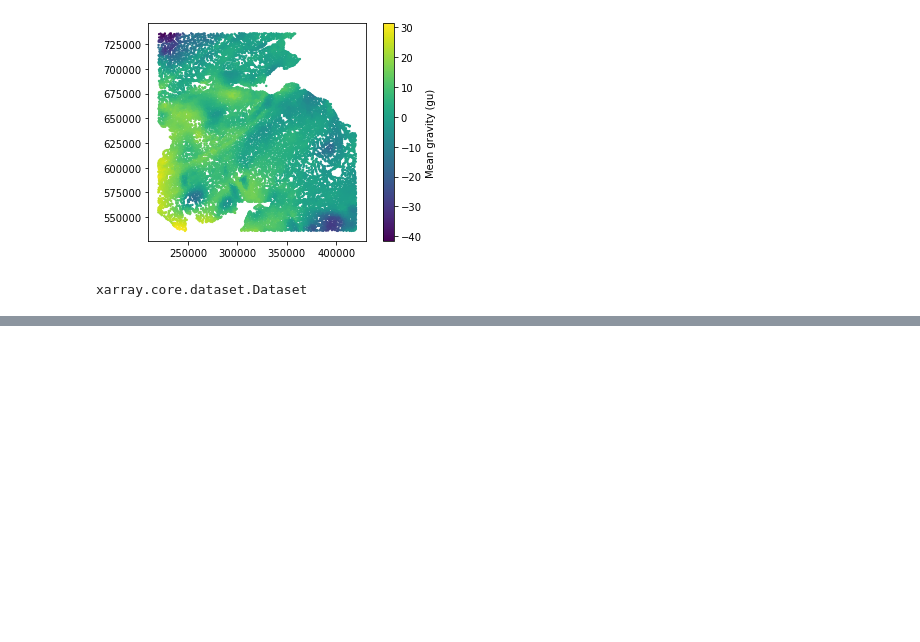
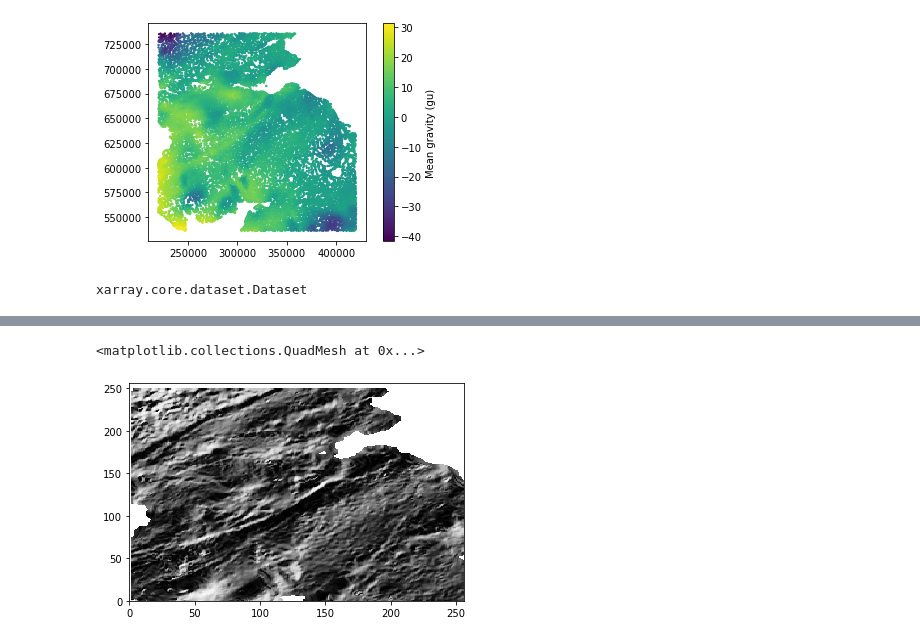
Before and after one commit to Lewis-Khan/Potential_Field_Analysis, a Jupyter notebook: Scotland_Grav_verde.ipynb, the cells around one changed output, grey strips where cells are left out. Saved outputs shown, nothing was run; the diff lists cells and outputs as text; code cells hidden in the pictures; blank space fills up the shorter version.

```diff
--- a/Scotland_Grav_verde.ipynb
+++ b/Scotland_Grav_verde.ipynb
@@ -96,0 +130,21 @@ fig.savefig(fp, dpi=300, bbox_inches='tight')
+# %%
+def hill_shade(elev, altitude=45, azimuth=315):
+    """Enter latitude and azimuth in degrees."""
+    altitude = np.deg2rad(altitude)
+    azimuth = np.deg2rad(azimuth)
+    x, y = np.gradient(elev)
+    slope = np.pi/2. - np.arctan(np.sqrt(x**2 + y**2))
+    # Negative x because of pixel orders in the SRTM tile.
+    aspect = np.arctan2(-x, y)
+
+    shaded = (np.sin(altitude) * np.sin(slope) +
+              np.cos(altitude) * np.cos(slope) *
+              np.cos((azimuth - np.pi/2.) - aspect))
+    return shaded
+# %%
+shaded = hill_shade(mask['Gravity (gu)'])
+# %%
+plt.pcolormesh(shaded, cmap='Greys')
+# %% [output]
+<matplotlib.collections.QuadMesh at 0x...>
+[figure, added]
```
Also changed, not shown: parts of 7 cells of this notebook, 4 other files.
